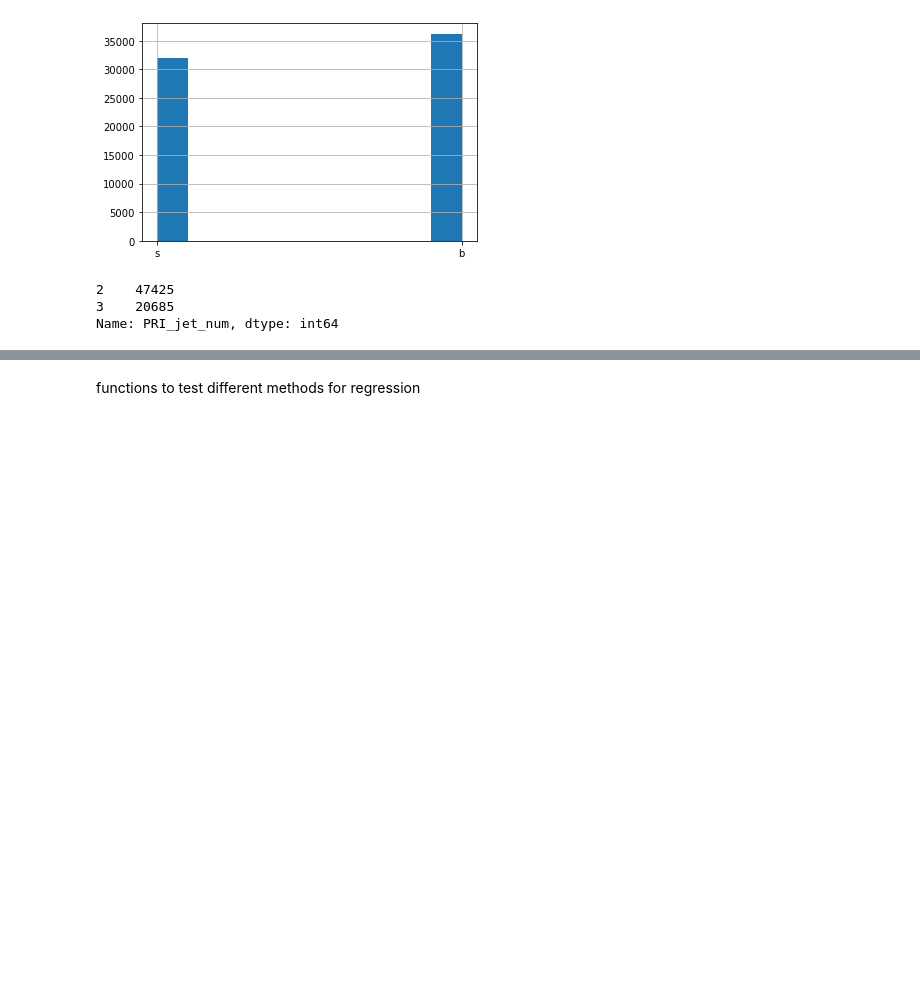
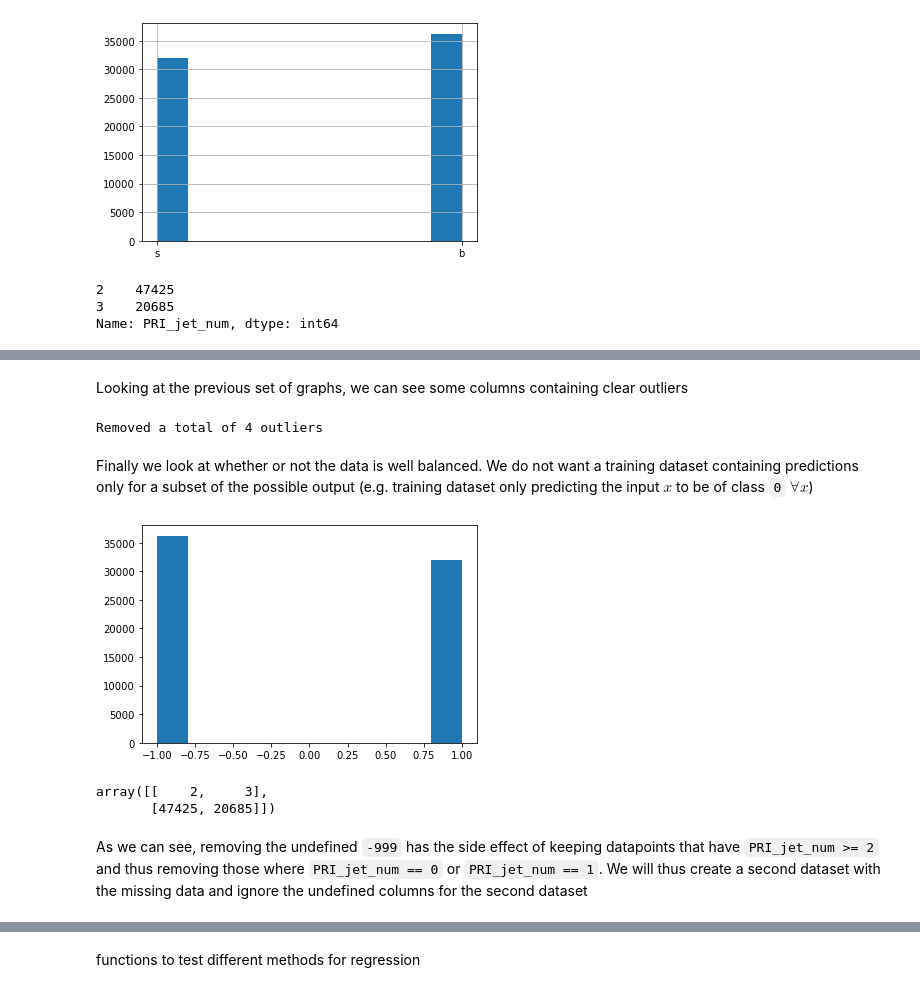
Before and after one commit to MRandl/machineLearning, a Jupyter notebook: run.ipynb, the cells around one changed output, grey strips where cells are left out. Saved outputs shown, nothing was run; the diff lists cells and outputs as text; code cells hidden in the pictures; blank space fills up the shorter version.

```diff
--- a/run.ipynb
+++ b/run.ipynb
@@ -138,0 +142,9 @@ df.to_csv('data/train_sanitized_jet_01.csv')
+# %%
+labels, data, ids = load_csv_data("data/train.csv")
+df = np.vstack((ids.T, labels.T, data.T)).T
+col_names = np.loadtxt("data/train.csv", delimiter=",", dtype=str, max_rows=1)
+
+meta_name = col_names[:2]
+data_name = col_names[2:]
+
+print(f'Entire dataset contains {df.shape[0]} rows and {df.shape[1]} columns')
@@ -138,0 +155,5 @@ df.to_csv('data/train_sanitized_jet_01.csv')
+# %%
+for idx, name in enumerate(data_name):
+    df = df[df[:,2+idx] != DUMMY_VALUE]
+
+print(f'After the removal of dummy values, the dataset contains {df.shape[0]} rows')
@@ -138,0 +179,39 @@ df.to_csv('data/train_sanitized_jet_01.csv')
+# %% [markdown]
+Looking at the previous set of graphs, we can see some columns containing clear outliers
+# %%
+# Removing outliers
+old_size = df.shape[0]
+
+def col_index(col_name: str) -> int:
+    return np.where(col_names == col_name)[0][0]
+
+df = df[
+      (df[:,col_index('DER_mass_transverse_met_lep')] < 500)
+    & (df[:,col_index('DER_pt_h')] < 900)
+    & (df[:,col_index('DER_pt_tot')] < 400)
+    & (df[:,col_index('PRI_tau_pt')] < 500)
+    & (df[:,col_index('PRI_met')] < 800)
+    & (df[:,col_index('PRI_jet_leading_pt')] < 900)
+]
+
+print(f'Removed a total of {old_size - df.shape[0]} outliers')
+# %% [output]
+Removed a total of 4 outliers
+# %% [markdown]
+Finally we look at whether or not the data is well balanced. We do not want a training dataset containing predictions only for a subset of the possible output (e.g. training dataset only predicting the input $x$ to be of class `0` $\forall x$)
+# %%
+plt.hist(df[:,col_index('Prediction')])
+plt.show()
+# %% [output]
+[figure, added]
+# %%
+def value_counts(df, col_name):
+    u, c = np.unique(df[:,col_index(col_name)], return_counts = True)
+    return np.asarray((u, c), dtype=int)
+
+value_counts(df, 'PRI_jet_num')
+# %% [output]
+array([[    2,     3],
+       [47425, 20685]])
+# %% [markdown]
+As we can see, removing the undefined `-999` has the side effect of keeping datapoints that have `PRI_jet_num >= 2` and thus removing those where `PRI_jet_num == 0` or `PRI_jet_num == 1`. We will thus create a second dataset with the missing data and ignore the undefined columns for the second dataset
```
Also changed, not shown: parts of 16 cells of this notebook.
